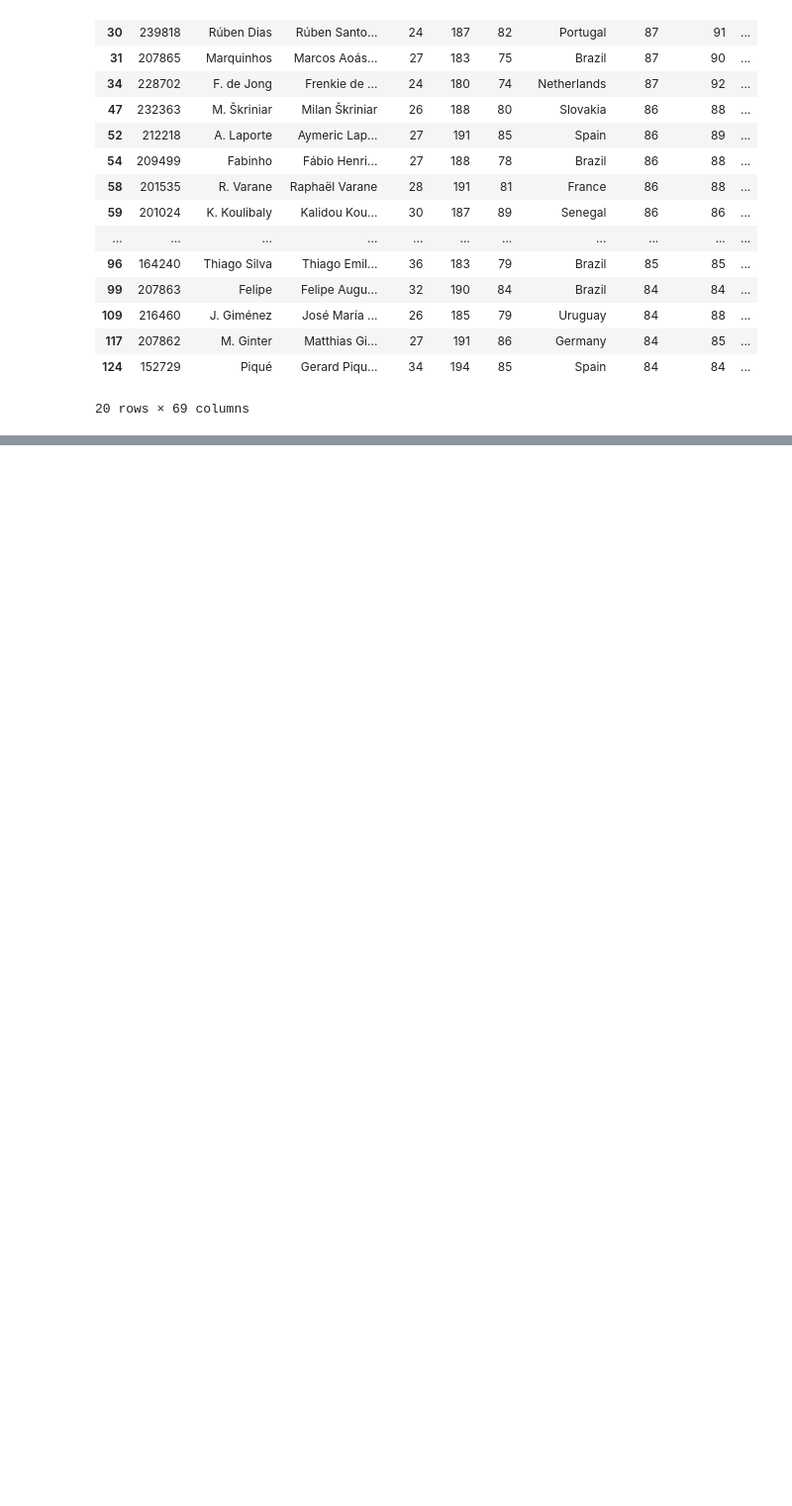
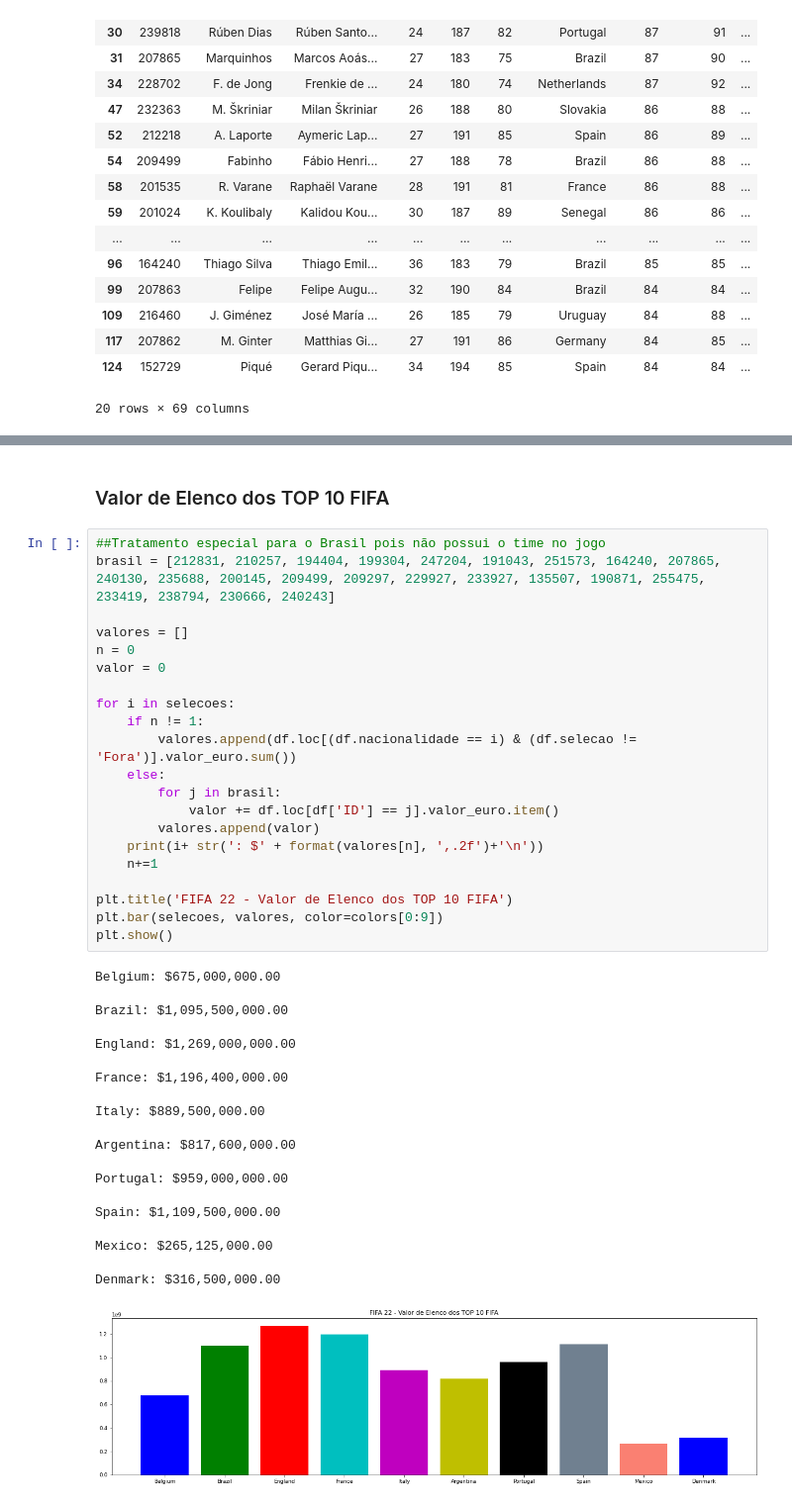
Before and after one commit to leovasc5/exploratory-analysis-of-FIFA-22-data, a Jupyter notebook: curiosidades.ipynb, the cells around one changed output, grey strips where cells are left out. Shown at 99% size. Cells and saved outputs as stored; diff of their text form; blank space fills up the shorter version.

```diff
--- a/curiosidades.ipynb
+++ b/curiosidades.ipynb
@@ -838,0 +835,44 @@ Manchester United: $1,008,730,000.00
+# %% [markdown]
+### Valor de Elenco dos TOP 10 FIFA
+# %%
+##Tratamento especial para o Brasil pois não possui o time no jogo
+brasil = [212831, 210257, 194404, 199304, 247204, 191043, 251573, 164240, 207865, 240130, 235688, 200145, 209499, 209297, 229927, 233927, 135507, 190871, 255475, 233419, 238794, 230666, 240243]
+
+valores = []
+n = 0
+valor = 0
+
+for i in selecoes:
+    if n != 1:
+        valores.append(df.loc[(df.nacionalidade == i) & (df.selecao != 'Fora')].valor_euro.sum())
+    else:
+        for j in brasil:
+            valor += df.loc[df['ID'] == j].valor_euro.item()
+        valores.append(valor)
+    print(i+ str(': $' + format(valores[n], ',.2f')+'\n'))
+    n+=1
+
+plt.title('FIFA 22 - Valor de Elenco dos TOP 10 FIFA')
+plt.bar(selecoes, valores, color=colors[0:9])
+plt.show()
+# %% [output]
+Belgium: $675,000,000.00
+
+Brazil: $1,095,500,000.00
+
+England: $1,269,000,000.00
+
+France: $1,196,400,000.00
+
+Italy: $889,500,000.00
+
+Argentina: $817,600,000.00
+
+Portugal: $959,000,000.00
+
+Spain: $1,109,500,000.00
+
+Mexico: $265,125,000.00
+
+Denmark: $316,500,000.00
+[figure, added]
```
Also changed, not shown: parts of 47 cells of this notebook.
